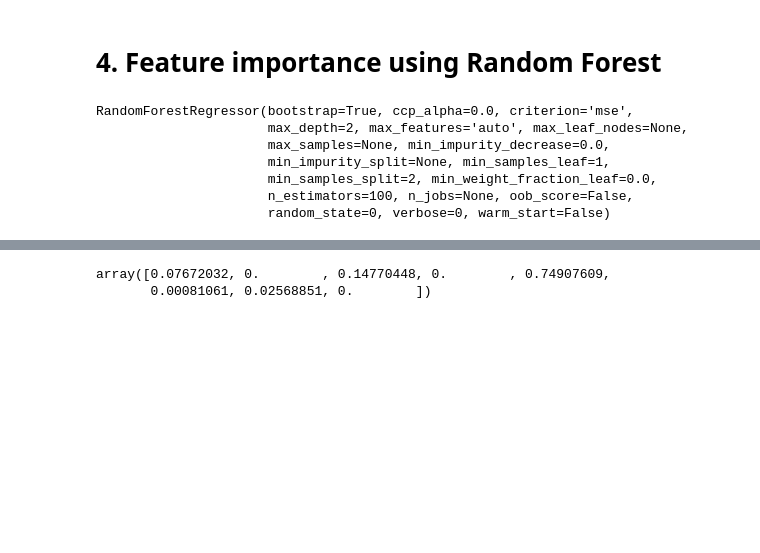
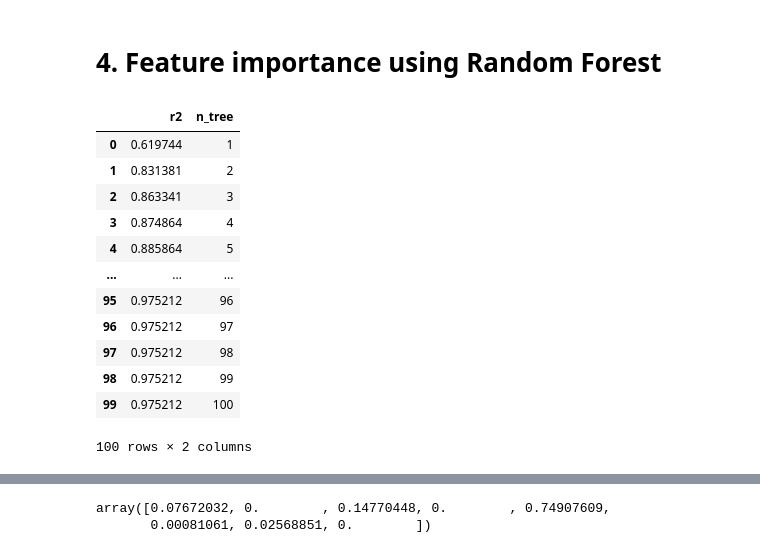
Before and after one commit to Kiminjo/data-mining-lecture, a Jupyter notebook: regression.ipynb, the cells around one changed output, grey strips where cells are left out. Saved outputs shown, nothing was run; the diff lists cells and outputs as text; code cells hidden in the pictures; blank space fills up the shorter version.

```diff
--- a/regression.ipynb
+++ b/regression.ipynb
@@ -348,14 +350,3 @@ Warnings:
 [1] Standard Errors assume that the covariance matrix of the errors is correctly specified.
 # %% [markdown]
 # 4. Feature importance using Random Forest
-# %%
-rf = RandomForestRegressor(max_depth=2, random_state=0)
-rf.fit(X,y)
-# %% [output]
-RandomForestRegressor(bootstrap=True, ccp_alpha=0.0, criterion='mse',
-                      max_depth=2, max_features='auto', max_leaf_nodes=None,
-                      max_samples=None, min_impurity_decrease=0.0,
-                      min_impurity_split=None, min_samples_leaf=1,
-                      min_samples_split=2, min_weight_fraction_leaf=0.0,
-                      n_estimators=100, n_jobs=None, oob_score=False,
-                      random_state=0, verbose=0, warm_start=False)
@@ -361,0 +360,22 @@ RandomForestRegressor(bootstrap=True, ccp_alpha=0.0, criterion='mse',
+# %%
+rf_r2_value = pd.DataFrame({'r2' : rf_r2})
+
+a = [0]*100
+for num in range(1, 101) :
+    a[num-1] = num
+
+rf_r2_value['n_tree'] = a
+# %% [output]
+|  | r2 | n_tree |
+| 0 | 0.619744 | 1 |
+| 1 | 0.831381 | 2 |
+| 2 | 0.863341 | 3 |
+| 3 | 0.874864 | 4 |
+| 4 | 0.885864 | 5 |
+| ... | ... | ... |
+| 95 | 0.975212 | 96 |
+| 96 | 0.975212 | 97 |
+| 97 | 0.975212 | 98 |
+| 98 | 0.975212 | 99 |
+| 99 | 0.975212 | 100 |
+100 rows × 2 columns
```
Also changed, not shown: parts of 10 cells of this notebook.
